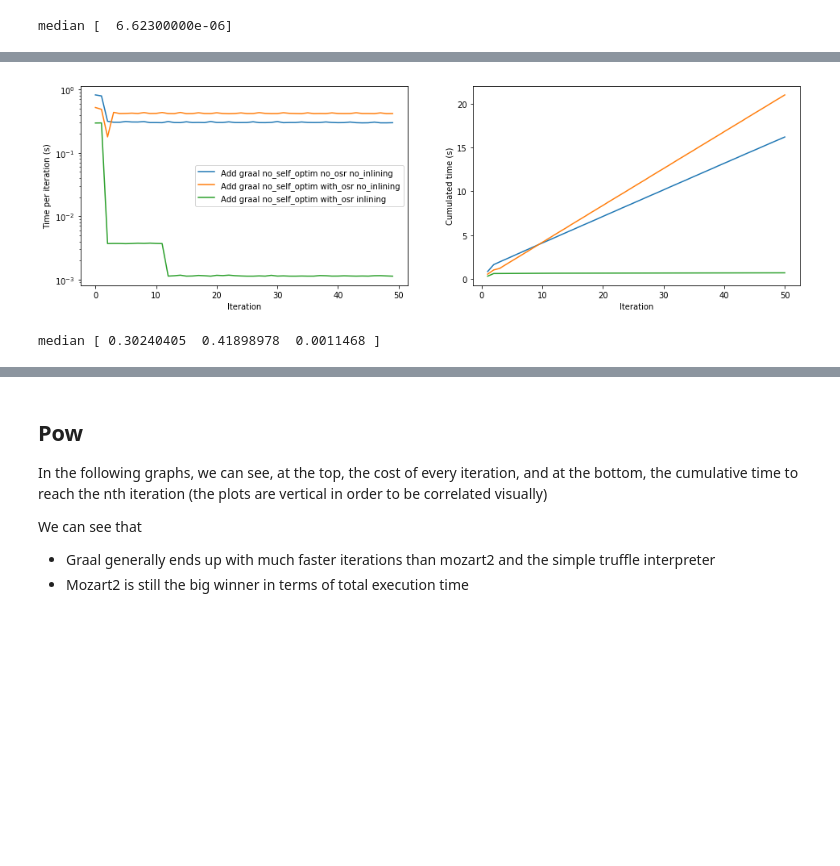
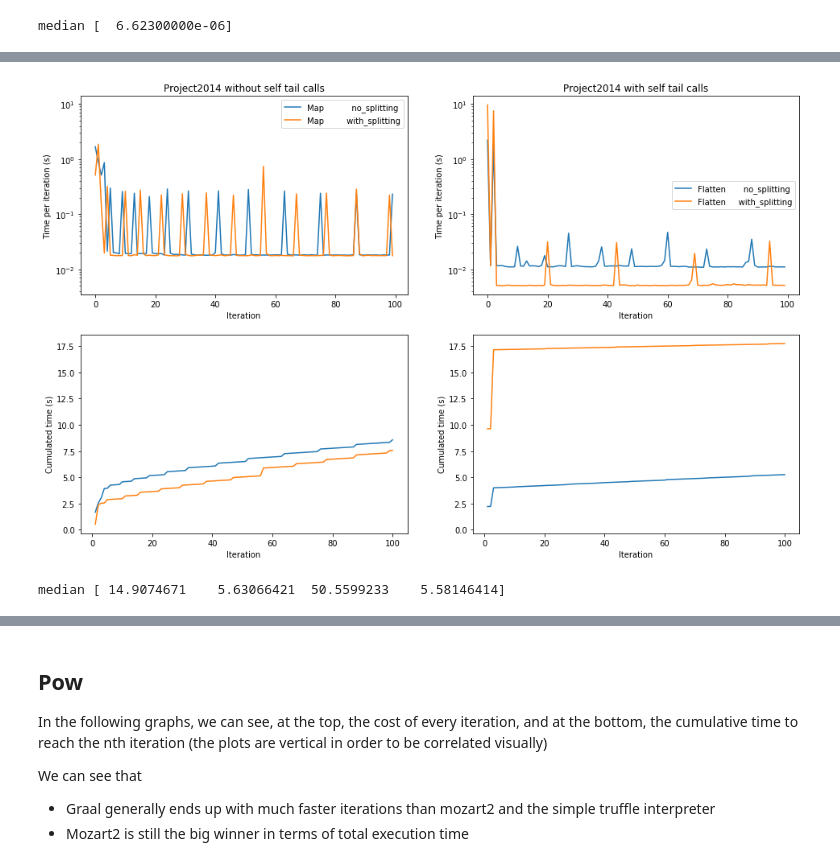
Before and after one commit to mistasse/mozart-graal-benchmarking, a Jupyter notebook: notebook.ipynb, the cells around one changed output, grey strips where cells are left out. Saved outputs shown, nothing was run; the diff lists cells and outputs as text; code cells hidden in the pictures; blank space fills up the shorter version.

```diff
--- a/notebook.ipynb
+++ b/notebook.ipynb
@@ -129,0 +168,15 @@ median [ 0.01954753  0.1892825   0.41128383  0.0011599   0.50326684  0.00144712]
+# %%
+medium()
+
+tailcalls = Serie("tailcalls", n=range(1), prefix="methods")
+tail = tailcalls.get("", sections=[0, 1, 2], agg=geomean)
+ax = []
+
+args1 = {"xlabel": "Iteration", "ylabel": "Time per iteration (s)"}
+args2 = {"xlabel": "Iteration", "ylabel": "Cumulated time (s)"}
+
+tail.sub(221, init_axis=ax, title="Project2014 without self tail calls", **args1).plot(legend=0)
+tail.sub(223, init_axis=ax, **args2).prog(legend=None)
+plt.show()
+
+print("median", tailcalls.get("", agg=geomean).agg(np.median))
@@ -130,18 +187,20 @@ median [ 0.01954753  0.1892825   0.41128383  0.0011599   0.50326684  0.00144712]
 # %%
 medium()
 
-inlining = Serie("inlining", n=range(1), prefix="i").get("", agg=geomean)
+splitting = Serie("splitting", n=0)
+with_split = splitting.get("", sections=[0, 1])
+no_split = splitting.get("", sections=[2, 3])
 ax = []
 
 args1 = {"xlabel": "Iteration", "ylabel": "Time per iteration (s)"}
 args2 = {"xlabel": "Iteration", "ylabel": "Cumulated time (s)"}
 
-inlining.sub(221, init_axis=ax, **args1).plot(legend=0)
-inlining.sub(222, init_axis=ax, **args2).prog(legend=None)
+with_split.sub(221, init_axis=ax, title="Project2014 without self tail calls", **args1).plot(legend=0)
+with_split.sub(223, init_axis=ax, **args2).prog(legend=None)
 
-#self.sub(222, sharey=ax[0], title="Add with self tail calls", **args1).plot()
-#self.sub(224, sharey=ax[1], **args2).prog(legend=None)
+no_split.sub(222, sharey=ax[0], title="Project2014 with self tail calls", **args1).plot(legend="right")
+no_split.sub(224, sharey=ax[1], **args2).prog(legend=None)
 plt.show()
 
-print("median", inlining.agg(np.median))
+print("median", tailcalls.get("", agg=geomean).agg(np.median))
 # %% [output]
@@ -149,2 +208,2 @@ print("median", inlining.agg(np.median))
-[figure, old version]
+[figure, new version]
-median [ 0.30240405  0.41898978  0.0011468 ]
+median [ 14.9074671    5.63066421  50.5599233    5.58146414]
```
Also changed, not shown: parts of 19 cells of this notebook, 25 other files.
